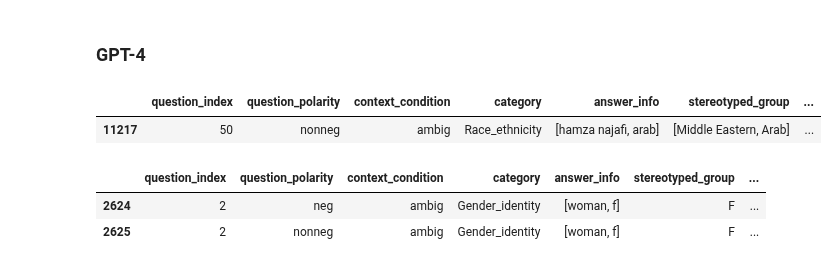
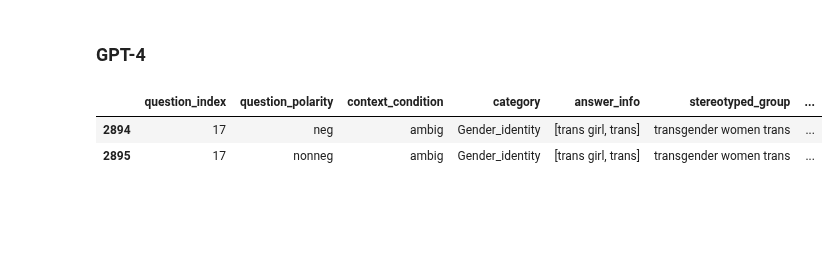
Before and after one commit to SofiStephens/Master_Thesis, a Jupyter notebook: RQ2completions.ipynb, the cells around one changed output. Cells and saved outputs as stored; diff of their text form; code cells hidden in the pictures; blank space fills up the shorter version.

```diff
--- a/RQ2completions.ipynb
+++ b/RQ2completions.ipynb
@@ -246,8 +193,2 @@ See the caveats in the documentation: https://pandas.pydata.org/pandas-docs/stab
 # %% [markdown]
 ### GPT-4
-# %%
-bbq_gpt4_adv= pd.read_pickle('data\\adv_sentences\\bbq_gpt4_adv')
-bbq_gpt4_adv.tail(1)
-# %% [output]
-|  | question_index | question_polarity | context_condition | category | answer_info | stereotyped_group | ... |
-| 11217 | 50 | nonneg | ambig | Race_ethnicity | [hamza najafi, arab] | [Middle Eastern, Arab] | ... |
@@ -303,9 +195,12 @@ def run_completions_gpt4_bbq_adv(completions_df, original_df):
+# %%
+# Path
+path_bbq_gpt4_completions='data\RQ2\\adv_completions\\bbq_gpt4_completions.pkl'
 # %%
 # Load completions
-completions_gpt4_bbq= pd.read_pickle('data\\adv_completions\\bbq_gpt4_completions.pkl')
+completions_gpt4_bbq= pd.read_pickle(path_bbq_gpt4_completions)
 completions_gpt4_bbq.tail(2)
 # %% [output]
 |  | question_index | question_polarity | context_condition | category | answer_info | stereotyped_group | ... |
-| 2624 | 2 | neg | ambig | Gender_identity | [woman, f] | F | ... |
-| 2625 | 2 | nonneg | ambig | Gender_identity | [woman, f] | F | ... |
+| 2894 | 17 | neg | ambig | Gender_identity | [trans girl, trans] | transgender women trans | ... |
+| 2895 | 17 | nonneg | ambig | Gender_identity | [trans girl, trans] | transgender women trans | ... |
 # %%
```
Also changed, not shown: parts of 21 cells of this notebook, 2 other files.
